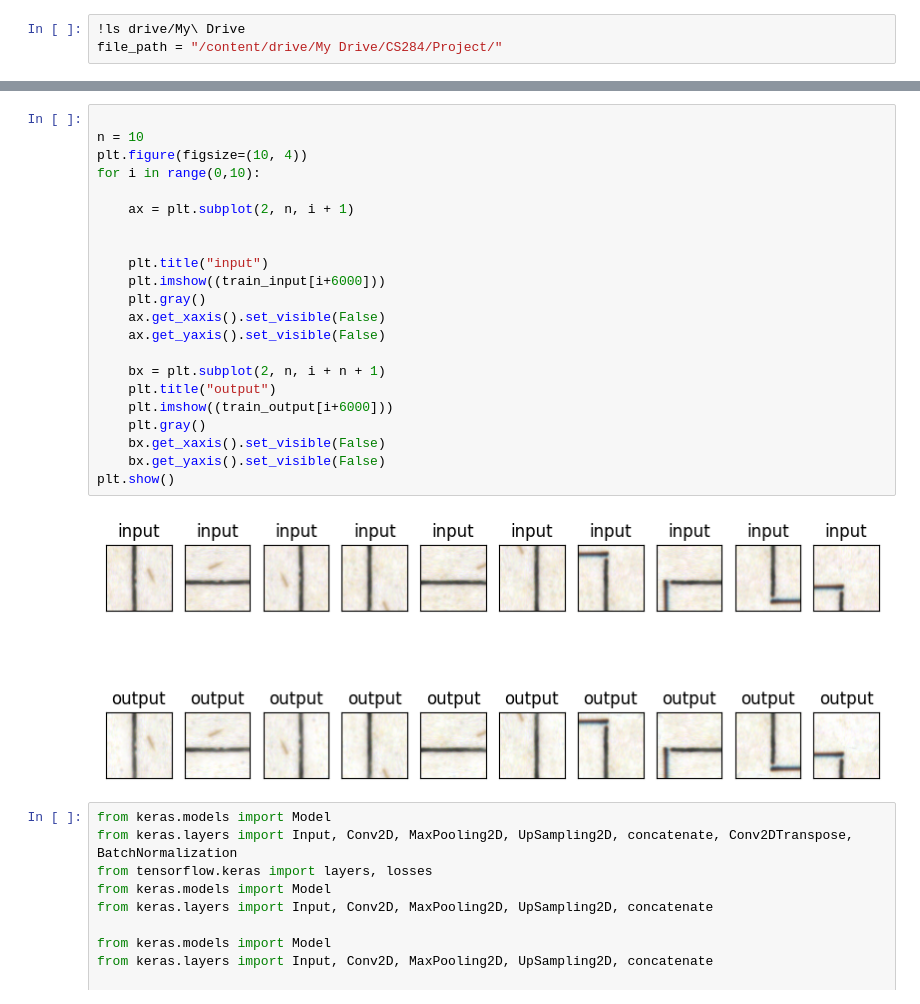
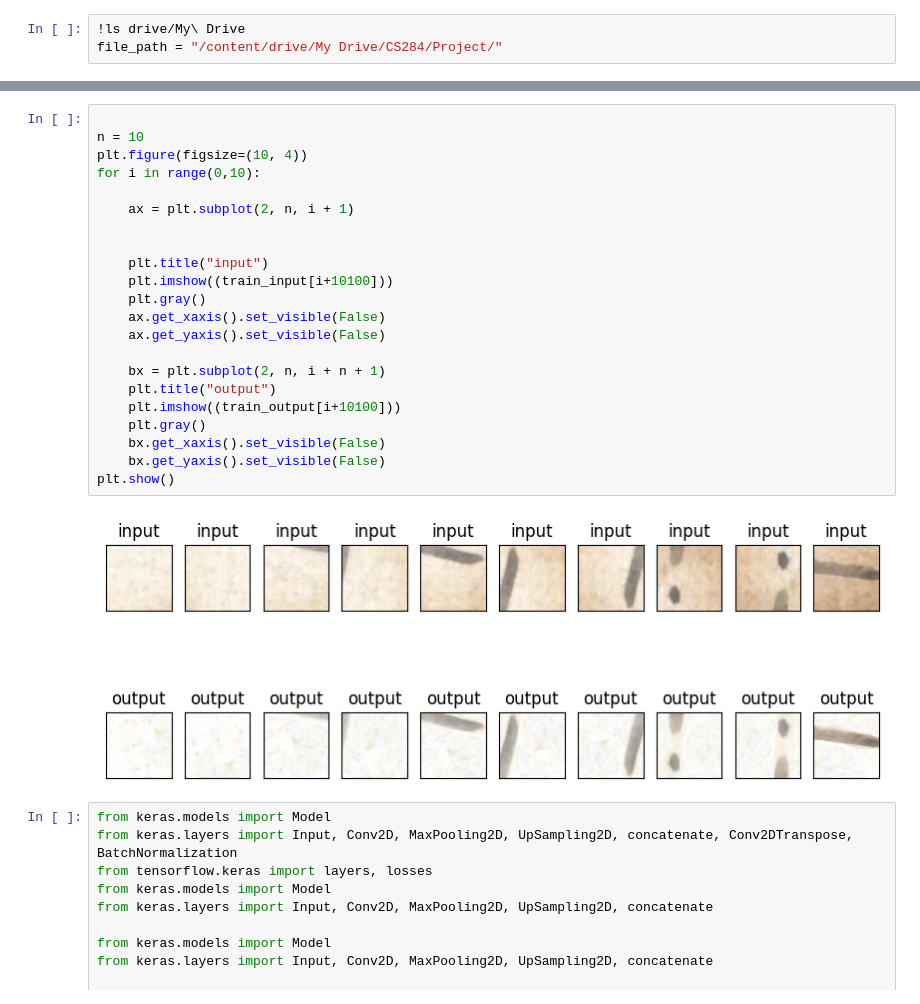
Before and after one commit to mgnarag/CS284, a Jupyter notebook: Unet_64.ipynb, the cells around one changed output, grey strips where cells are left out. Drawn from its saved outputs; the diff is of its cells as text.

```diff
--- a/Unet_64.ipynb
+++ b/Unet_64.ipynb
@@ -120,27 +139,27 @@ Done reading the test output of size =  (2916, 64, 64, 3)
 # %%
 
 n = 10
 plt.figure(figsize=(10, 4))
 for i in range(0,10):
 
     ax = plt.subplot(2, n, i + 1)
 
 
     plt.title("input")
-    plt.imshow((train_input[i+6000]))
+    plt.imshow((train_input[i+10100]))
     plt.gray()
     ax.get_xaxis().set_visible(False)
     ax.get_yaxis().set_visible(False)
 
     bx = plt.subplot(2, n, i + n + 1)
     plt.title("output")
-    plt.imshow((train_output[i+6000]))
+    plt.imshow((train_output[i+10100]))
     plt.gray()
     bx.get_xaxis().set_visible(False)
     bx.get_yaxis().set_visible(False)
 plt.show()
 # %% [output]
-[figure, old version]
+[figure, new version]
 # %%
 from keras.models import Model
 from keras.layers import Input, Conv2D, MaxPooling2D, UpSampling2D, concatenate, Conv2DTranspose, BatchNormalization
```
Also changed, not shown: parts of 4 cells of this notebook.
